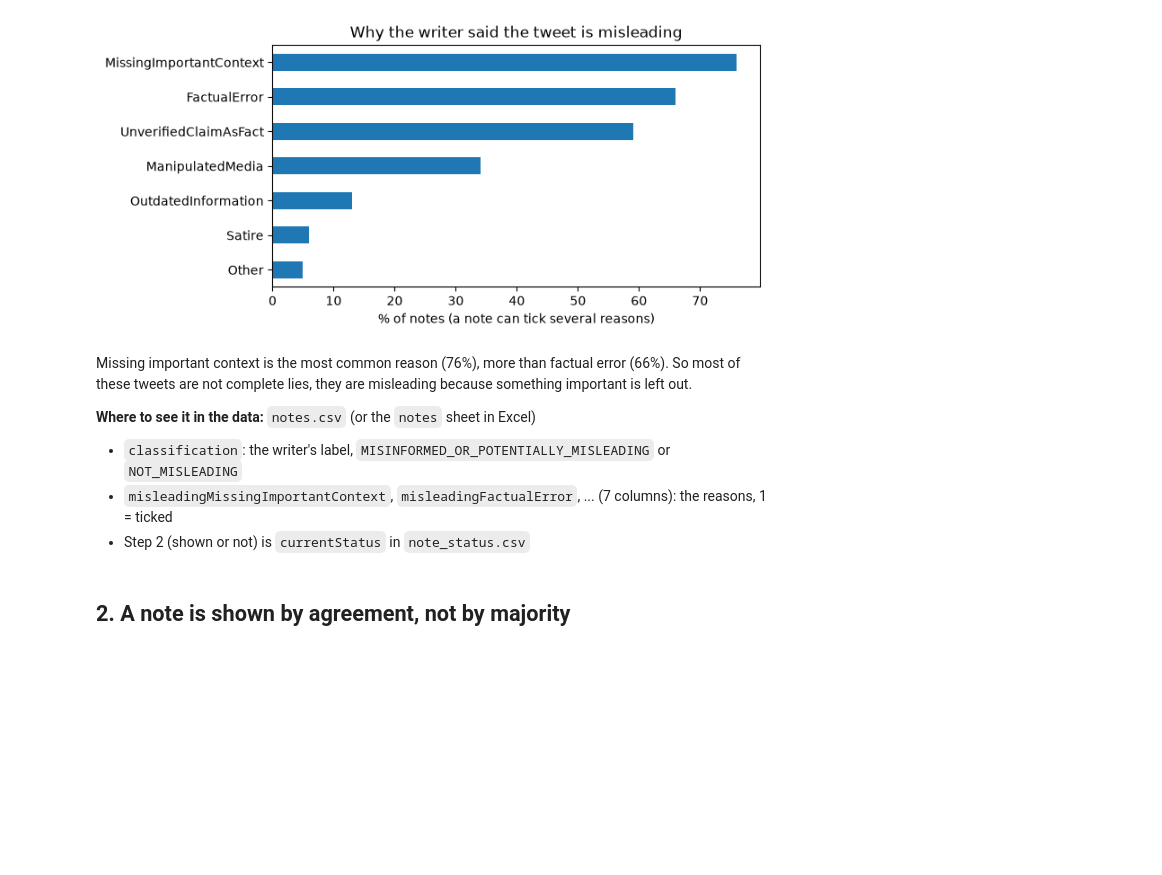
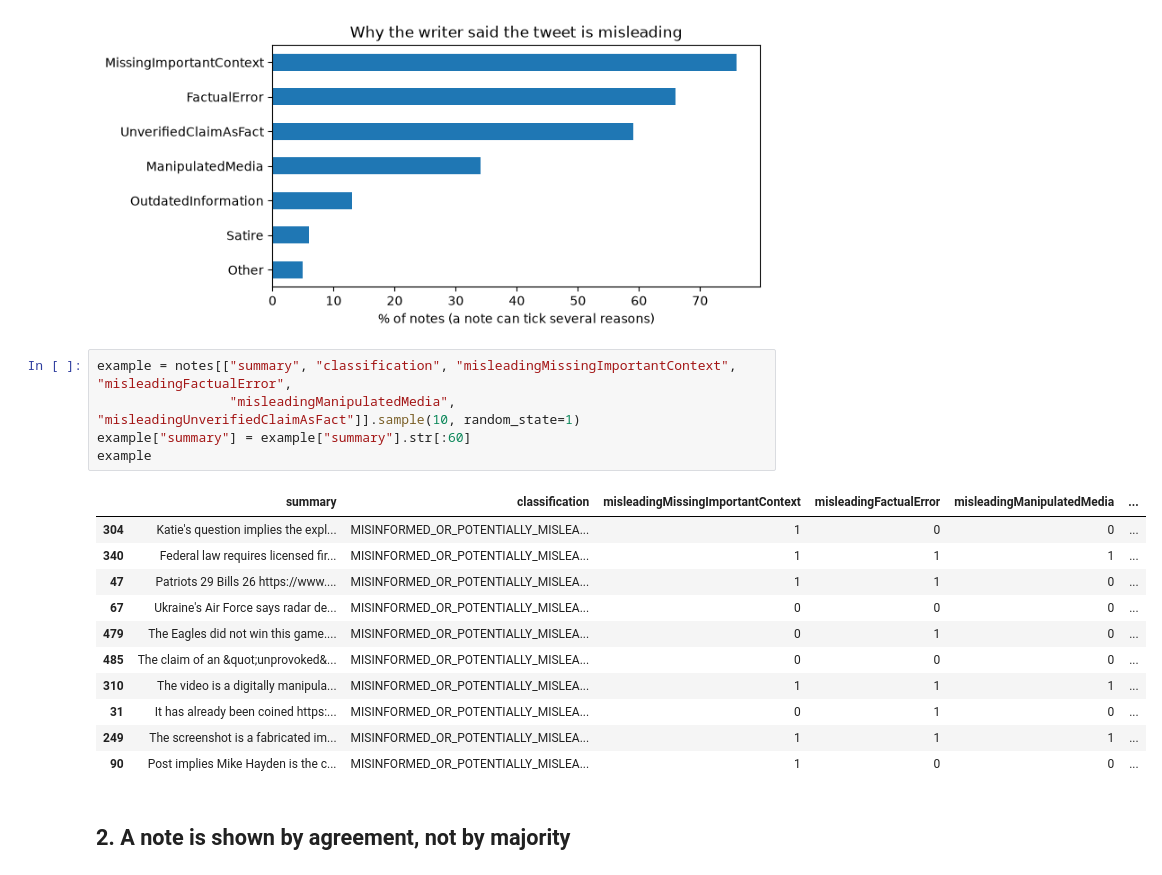
Before and after one commit to Dhanush-0017/community-notes, a Jupyter notebook: eda_summary.ipynb, the cells around one changed output. Cells and saved outputs as stored; diff of their text form; blank space fills up the shorter version.

```diff
--- a/eda_summary.ipynb
+++ b/eda_summary.ipynb
@@ -66,14 +50,23 @@ plt.xlabel("% of notes (a note can tick several reasons)")
 plt.show()
 # %% [output]
 [figure]
-# %% [markdown]
-Missing important context is the most common reason (76%), more than factual error (66%).
-So most of these tweets are not complete lies, they are misleading because something important is left out.
-
-**Where to see it in the data:** `notes.csv` (or the `notes` sheet in Excel)
-- `classification`: the writer's label, `MISINFORMED_OR_POTENTIALLY_MISLEADING` or `NOT_MISLEADING`
-- `misleadingMissingImportantContext`, `misleadingFactualError`, ... (7 columns): the reasons, 1 = ticked
-- Step 2 (shown or not) is `currentStatus` in `note_status.csv`
+# %%
+example = notes[["summary", "classification", "misleadingMissingImportantContext", "misleadingFactualError",
+                 "misleadingManipulatedMedia", "misleadingUnverifiedClaimAsFact"]].sample(10, random_state=1)
+example["summary"] = example["summary"].str[:60]
+example
+# %% [output]
+|  | summary | classification | misleadingMissingImportantContext | misleadingFactualError | misleadingManipulatedMedia | ... |
+| 304 | Katie's question implies the expl... | MISINFORMED_OR_POTENTIALLY_MISLEA... | 1 | 0 | 0 | ... |
+| 340 | Federal law requires licensed fir... | MISINFORMED_OR_POTENTIALLY_MISLEA... | 1 | 1 | 1 | ... |
+| 47 | Patriots 29 Bills 26 https://www.... | MISINFORMED_OR_POTENTIALLY_MISLEA... | 1 | 1 | 0 | ... |
+| 67 | Ukraine's Air Force says radar de... | MISINFORMED_OR_POTENTIALLY_MISLEA... | 0 | 0 | 0 | ... |
+| 479 | The Eagles did not win this game.... | MISINFORMED_OR_POTENTIALLY_MISLEA... | 0 | 1 | 0 | ... |
+| 485 | The claim of an &quot;unprovoked&... | MISINFORMED_OR_POTENTIALLY_MISLEA... | 0 | 0 | 0 | ... |
+| 310 | The video is a digitally manipula... | MISINFORMED_OR_POTENTIALLY_MISLEA... | 1 | 1 | 1 | ... |
+| 31 | It has already been coined https:... | MISINFORMED_OR_POTENTIALLY_MISLEA... | 0 | 1 | 0 | ... |
+| 249 | The screenshot is a fabricated im... | MISINFORMED_OR_POTENTIALLY_MISLEA... | 1 | 1 | 1 | ... |
+| 90 | Post implies Mike Hayden is the c... | MISINFORMED_OR_POTENTIALLY_MISLEA... | 1 | 0 | 0 | ... |
 # %% [markdown]
 ## 2. A note is shown by agreement, not by majority
 # %%
```
Also changed, not shown: parts of 21 cells of this notebook, 8 other files.
